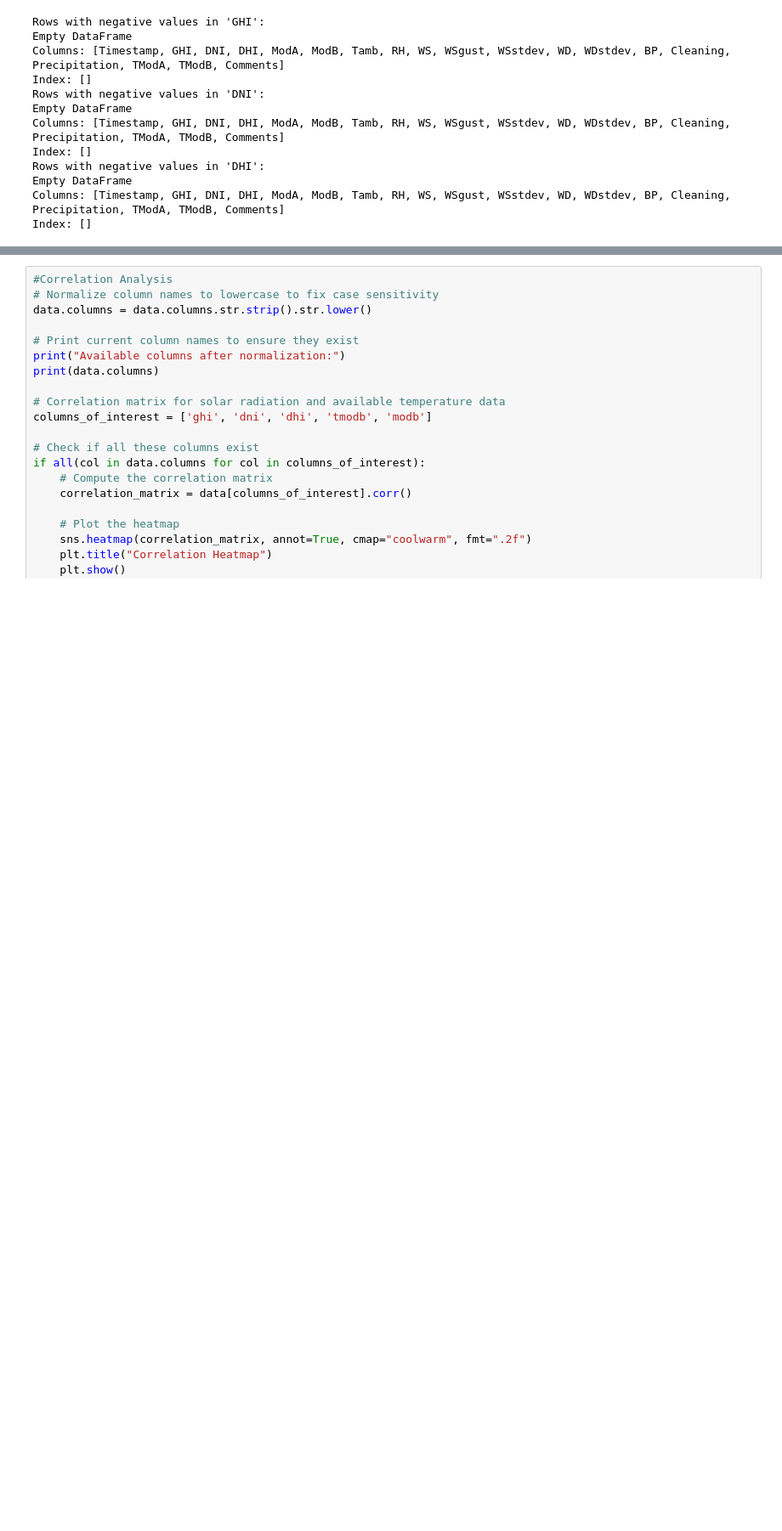
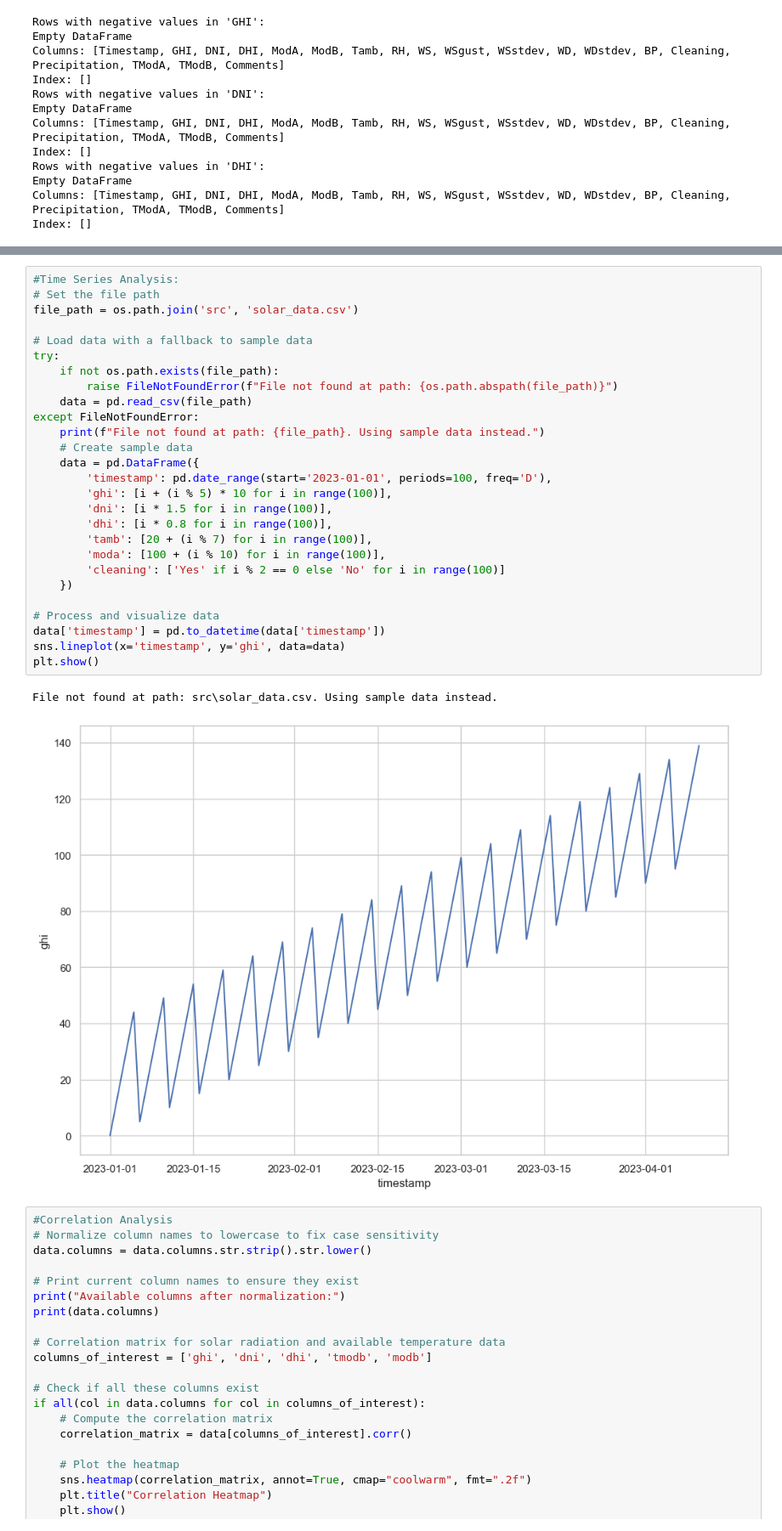
Before and after one commit to mekdes21/solar-data-dashboard, a Jupyter notebook: notebooks/analysis.ipynb, the cells around one changed output, grey strips where cells are left out. Shown: that part at 85% size. Saved outputs shown, nothing was run; the diff lists cells and outputs as text; blank space fills up the shorter version.

```diff
--- a/notebooks/analysis.ipynb
+++ b/notebooks/analysis.ipynb
@@ -168,3 +117,33 @@ FileNotFoundError: [Errno 2] No such file or directory: 'src\\solar_data.csv'
+# %%
+#Time Series Analysis:
+# Set the file path
+file_path = os.path.join('src', 'solar_data.csv')
+
+# Load data with a fallback to sample data
+try:
+    if not os.path.exists(file_path):
+        raise FileNotFoundError(f"File not found at path: {os.path.abspath(file_path)}")
+    data = pd.read_csv(file_path)
+except FileNotFoundError:
+    print(f"File not found at path: {file_path}. Using sample data instead.")
+    # Create sample data
+    data = pd.DataFrame({
+        'timestamp': pd.date_range(start='2023-01-01', periods=100, freq='D'),
+        'ghi': [i + (i % 5) * 10 for i in range(100)],
+        'dni': [i * 1.5 for i in range(100)],
+        'dhi': [i * 0.8 for i in range(100)],
+        'tamb': [20 + (i % 7) for i in range(100)],
+        'moda': [100 + (i % 10) for i in range(100)],
+        'cleaning': ['Yes' if i % 2 == 0 else 'No' for i in range(100)]
+    })
+
+# Process and visualize data
+data['timestamp'] = pd.to_datetime(data['timestamp'])
+sns.lineplot(x='timestamp', y='ghi', data=data)
+plt.show()
+# %% [output]
+File not found at path: src\solar_data.csv. Using sample data instead.
+[figure, added]
 # %%
 #Correlation Analysis
 # Normalize column names to lowercase to fix case sensitivity
```
Also changed, not shown: parts of 1 cell of this notebook.
